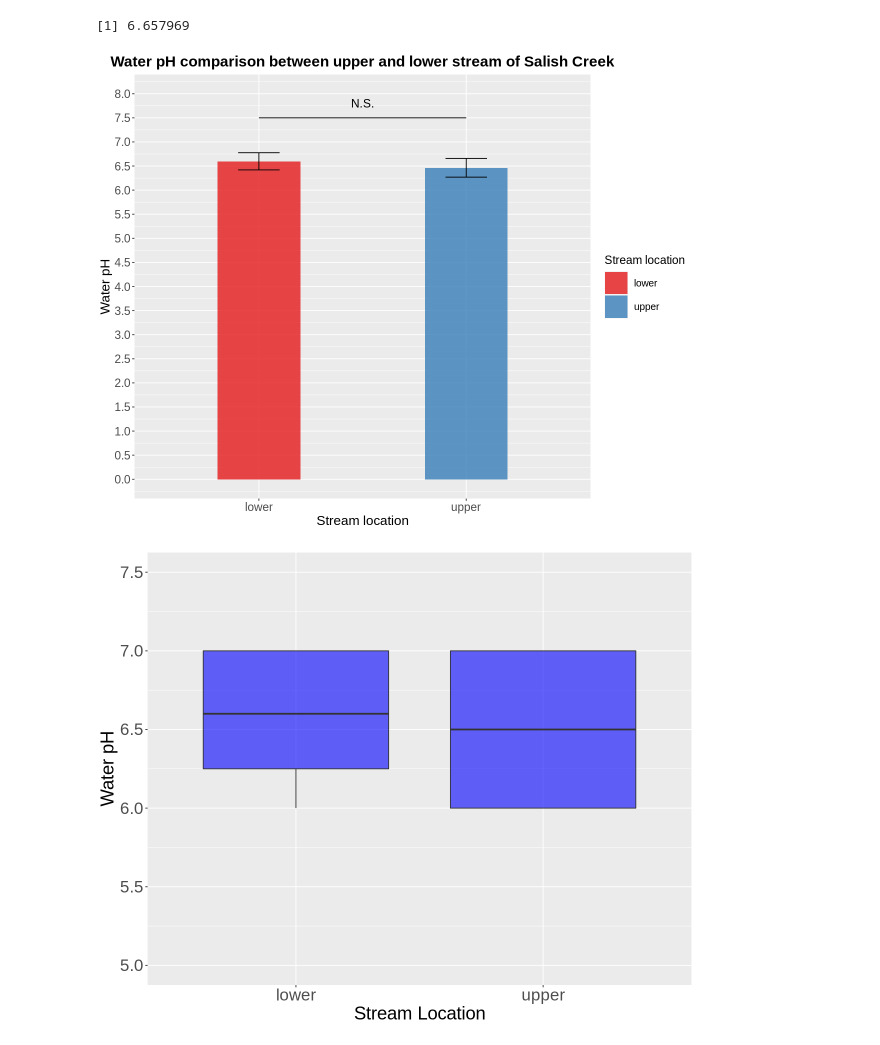
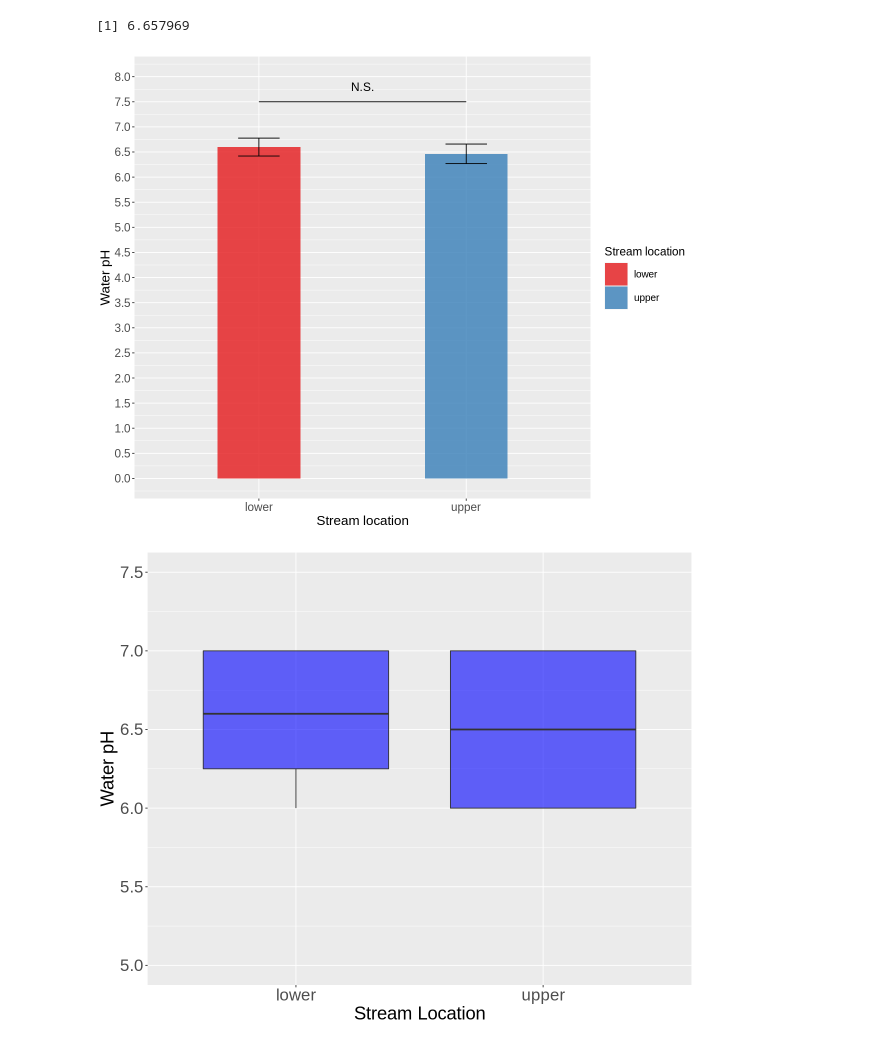
Before and after one commit to Kayleeli/BIOL342-Project, a Jupyter notebook: Lab3-analysis/lab3.analysis.ipynb, the cells around one changed output. Saved outputs shown, nothing was run; the diff lists cells and outputs as text; code cells hidden in the pictures.

```diff
--- a/Lab3-analysis/lab3.analysis.ipynb
+++ b/Lab3-analysis/lab3.analysis.ipynb
@@ -170,24 +162,23 @@ waterpH$mean[2]+(waterpH$t[2] * waterpH$sd[2])
 # %%
 # soil bar graph
 waterpH_bar <-
     waterpH %>%
     ggplot(aes(x = Site, y = mean, fill = Site)) +
     scale_fill_brewer(palette="Set1") +
     geom_bar(stat= 'identity', alpha = 0.8, width = 0.4) +
     labs(x= "Stream location", y = "Water pH", fill = "Stream location") +
     geom_errorbar(aes(x = Site, ymin=waterpH$mean-(waterpH$sd*waterpH$t), ymax=waterpH$mean+(waterpH$sd*waterpH$t)), width=0.2, colour="black", alpha=2, size=0.5) +
     scale_y_continuous(limits = c(0,8), breaks=seq(0,14,0.5)) +
     theme(legend.key.size = unit(1, 'cm'), legend.title = element_text(size=14),  legend.text= element_text(size=12),
           axis.text=element_text(size=14), axis.title=element_text(size=16))+
     geom_line(data = tibble(x = c(1,2), y=c(7.5, 7.5)), aes(x=x, y=y), inherit.aes = FALSE) +
     geom_text(data = tibble(x = c(1.5), y=c(7.8)), aes(x=x, y=y, label = "N.S."), size = 5, inherit.aes = FALSE) +
-    theme(plot.title = element_text(size = 18, face = 'bold', hjust = 0.5)) +
-    ggtitle("Water pH comparison between upper and lower stream of Salish Creek")
+    theme(plot.title = element_text(size = 18, face = 'bold', hjust = 0.5))
 
 
 waterpH_bar
 # %% [output]
-[figure, old version]
+[figure, new version]
 # %%
 waterphbar <-
     ph_only %>%
```
Also changed, not shown: parts of 3 cells of this notebook, 1 other file.
